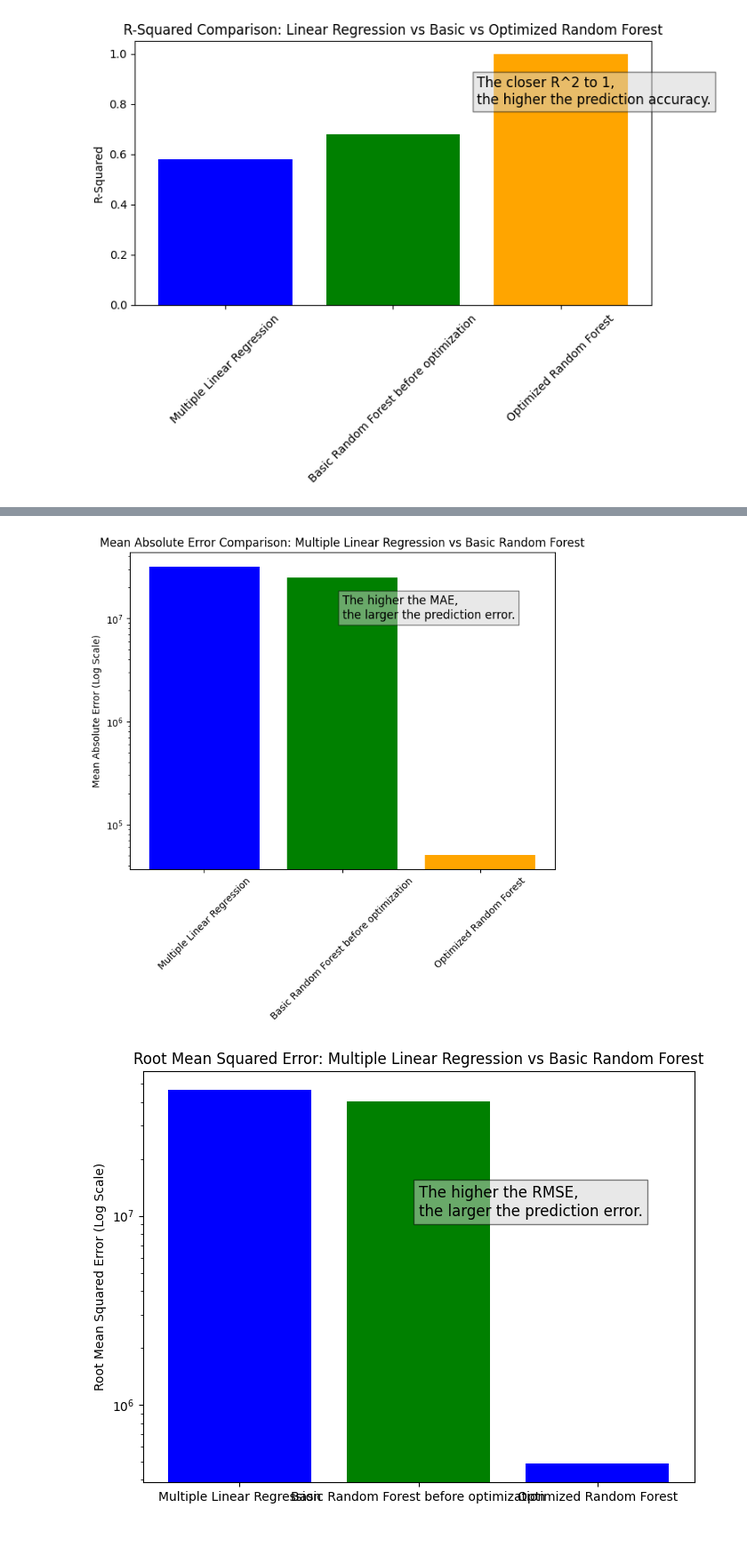
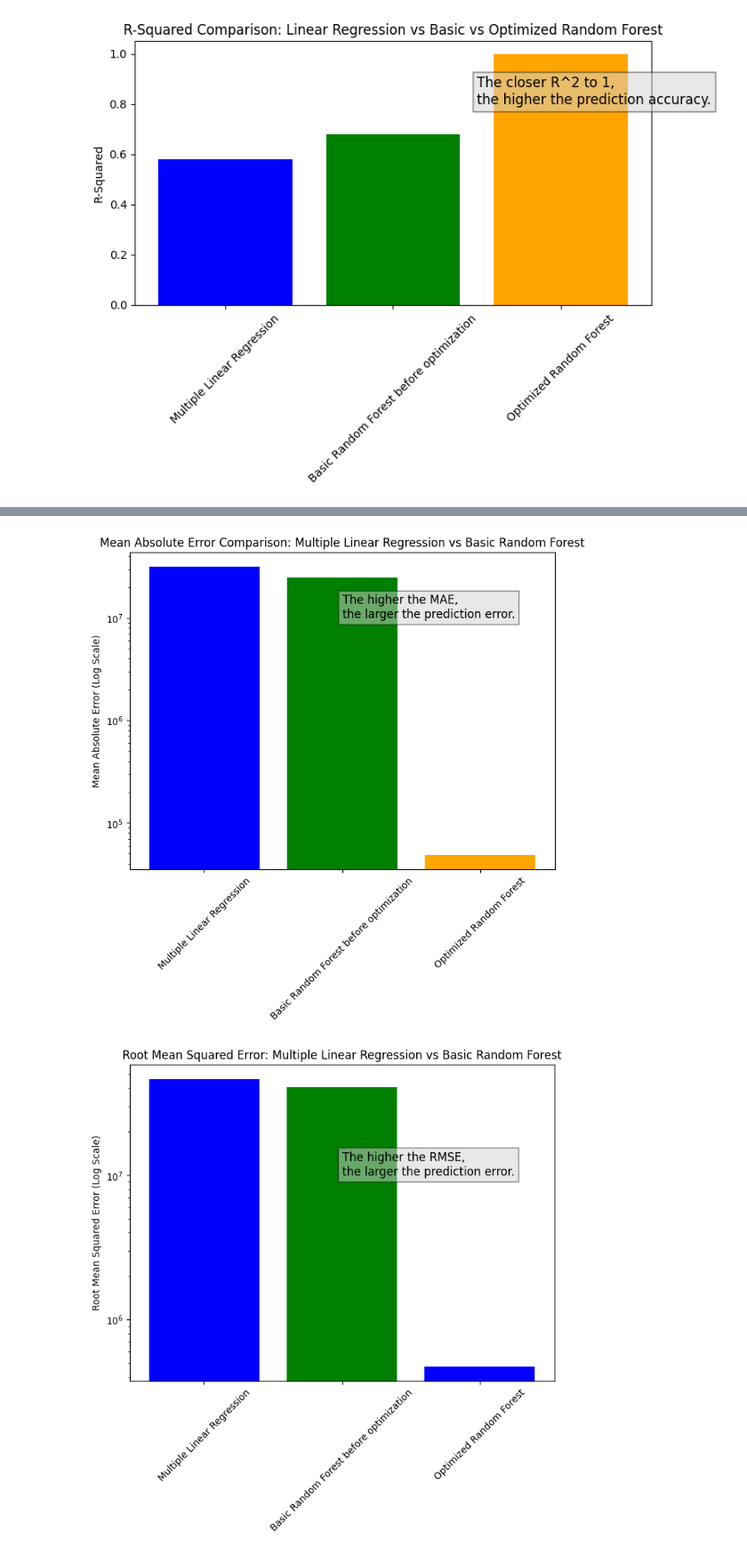
Before and after one commit to LegallyNotBlonde/Movie_Analysis, a Jupyter notebook: Main_Code_Colab.ipynb, the cells around one changed output, grey strips where cells are left out. Shown at 89% size. Cells and saved outputs as stored; diff of their text form; code cells hidden in the pictures.

```diff
--- a/Main_Code_Colab.ipynb
+++ b/Main_Code_Colab.ipynb
@@ -1039,34 +1049,37 @@ plt.yscale('log')  # Apply logarithmic scale to y-axis
 plt.title('Mean Absolute Error Comparison: Multiple Linear Regression vs Basic Random Forest')
 plt.ylabel('Mean Absolute Error (Log Scale)')
 
 # Rotate x-axis labels by 45 degrees
 plt.xticks(rotation=45)
 
 # Adding text box with adjusted placement for log scale
 plt.text(1, 1e7,  # Adjusted y-value for better placement
          'The higher the MAE,\nthe larger the prediction error.',
          fontsize=12, bbox=dict(facecolor='lightgray', alpha=0.5))
 
 # Plotting Root Mean Squared Error comparison with a logarithmic scale
 plt.figure(figsize=(8, 6))
 plt.bar(model_comparison['Model'], model_comparison['Root Mean Squared Error'], color=['blue', 'green'])
 plt.yscale('log')  # Apply logarithmic scale to y-axis
 plt.title('Root Mean Squared Error: Multiple Linear Regression vs Basic Random Forest')
 plt.ylabel('Root Mean Squared Error (Log Scale)')
 
+# Rotate x-axis labels by 45 degrees
+plt.xticks(rotation=45)
+
 # Adding text box with adjusted placement for log scale
 plt.text(1, 1e7,  # Adjusted y-value for better placement
          'The higher the RMSE,\nthe larger the prediction error.',
          fontsize=12, bbox=dict(facecolor='lightgray', alpha=0.5))
 
 # Save the figure as a PNG file
 plt.savefig('MAE and RMSE all model comparison.png', format='png')
 
 # Display both plots
 plt.show()
 # %% [output]
 [figure]
-[figure, old version]
+[figure, new version]
 # %% [markdown]
 ## Conclusion
 **The Optimized Random Forest model outperforms both the Multiple Linear Regression and Basic Random Forest models**. With an R-Squared of 0.999952, it explains nearly all the variance, while the other models show lower values (0.679788 and 0.581184). The optimized model also has much lower MSE, MAE, and RMSE, indicating far more accurate predictions. This demonstrates that optimization significantly improves the model's performance.
```
Also changed, not shown: parts of 20 cells of this notebook, 1 other file.
